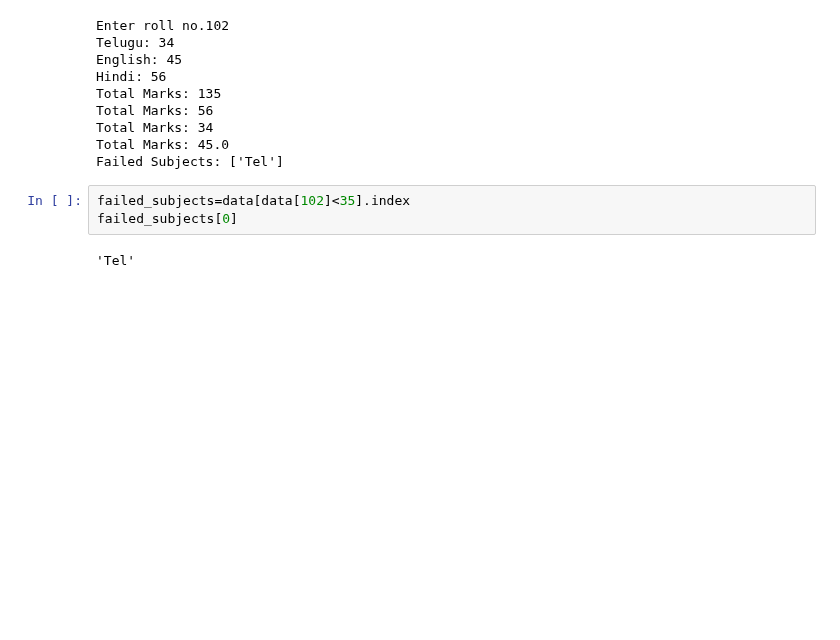
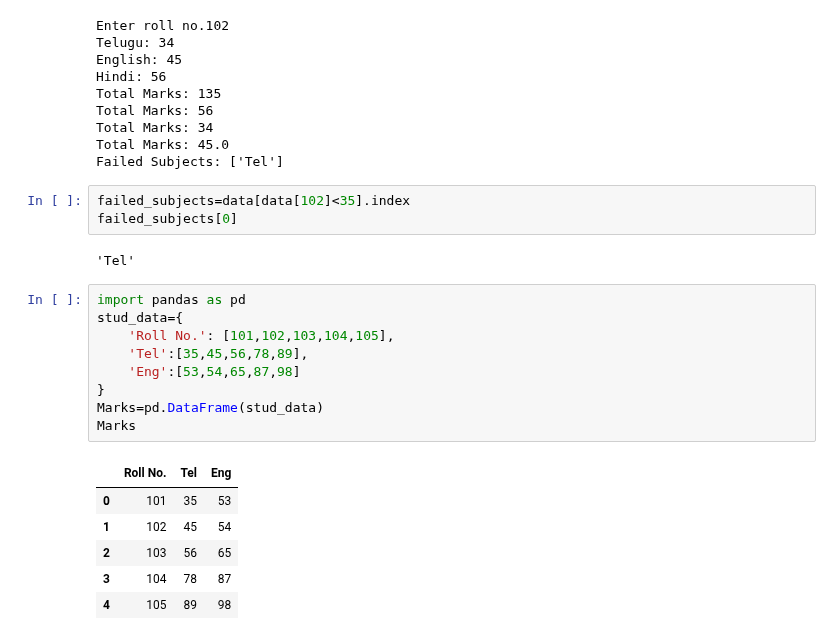
Before and after one commit to vvrgit/Python, a Jupyter notebook: Pandas_Tutorial.ipynb, the cells around one changed output. Drawn from its saved outputs; the diff is of its cells as text; blank space fills up the shorter version.

```diff
--- a/Pandas_Tutorial.ipynb
+++ b/Pandas_Tutorial.ipynb
@@ -446,3 +446,19 @@ failed_subjects=data[data[102]<35].index
 failed_subjects[0]
 # %% [output]
 'Tel'
+# %%
+import pandas as pd
+stud_data={
+    'Roll No.': [101,102,103,104,105],
+    'Tel':[35,45,56,78,89],
+    'Eng':[53,54,65,87,98]
+}
+Marks=pd.DataFrame(stud_data)
+Marks
+# %% [output]
+|  | Roll No. | Tel | Eng |
+| 0 | 101 | 35 | 53 |
+| 1 | 102 | 45 | 54 |
+| 2 | 103 | 56 | 65 |
+| 3 | 104 | 78 | 87 |
+| 4 | 105 | 89 | 98 |
```
